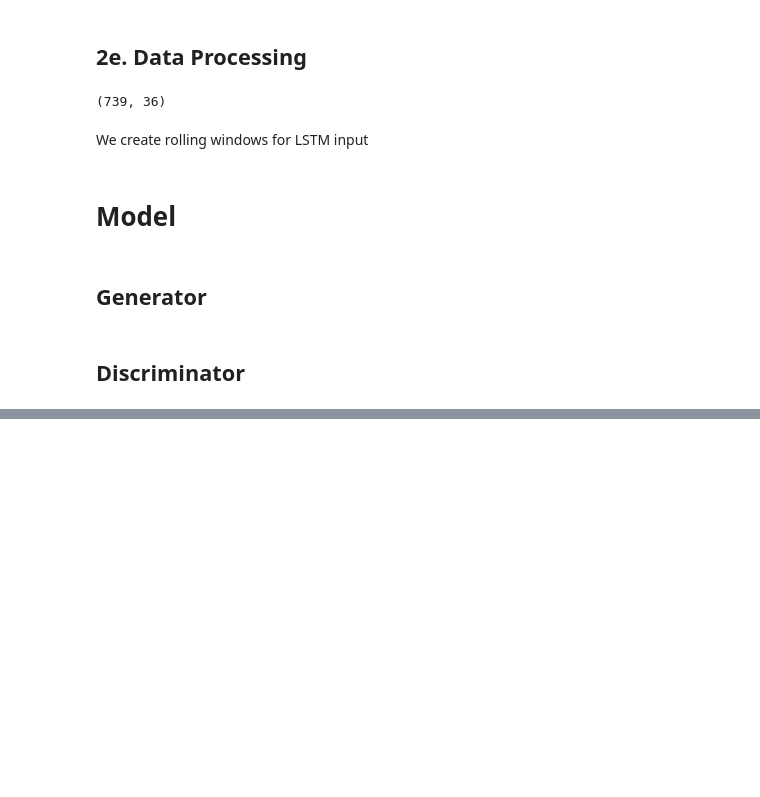
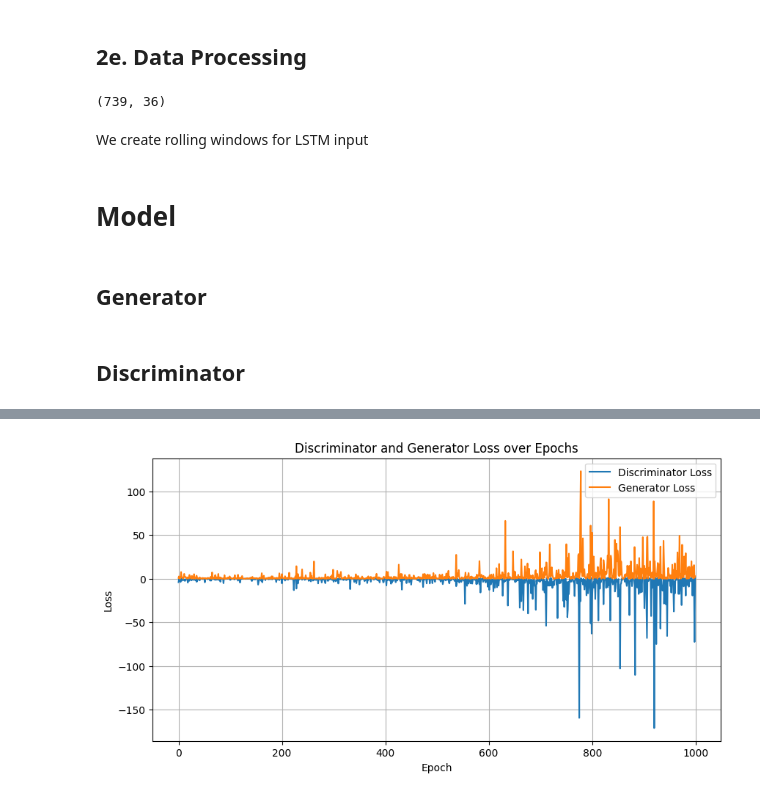
Before and after one commit to anunknownpleasure/Pricing-assets-with-deep-learning, a Jupyter notebook: Asset_pricing.ipynb, the cells around one changed output, grey strips where cells are left out. Saved outputs shown, nothing was run; the diff lists cells and outputs as text; code cells hidden in the pictures; blank space fills up the shorter version.

```diff
--- a/Asset_pricing.ipynb
+++ b/Asset_pricing.ipynb
@@ -112,7 +113,7 @@ long_macro_tickers = {
 
 # --- 2. Define the Time Period
 start_date = '1964-01-01'
-end_date = pd.to_datetime('today').strftime('%Y-%m-%d')
+end_date = '2025-08-31'
 
 # --- 3. Fetch Data from FRED ---
 try:
@@ -397,15 +410,18 @@ def discriminator_loss(f_t, g_t, ff_X, target_Y):
   portfolio_returns = (g_t * target_Y).sum(dim=1)
   pricing_error_of_sample = SDF*portfolio_returns
 
-  loss = - torch.abs(pricing_error_of_sample.mean())
+  loss = -(pricing_error_of_sample.mean()**2)
 
-  return loss
+  weight_penalty = 0.01 * (g_t ** 2).sum(dim=1).mean()
+
+  return loss + weight_penalty
 
 def generator_loss(f_t, g_t, ff_X, target_Y):
   SDF = calculate_SDF(f_t, ff_X)
   portfolio_returns = (g_t * target_Y).sum(dim=1)
   pricing_error_of_sample = SDF*portfolio_returns
 
-  loss = torch.abs(pricing_error_of_sample.mean())
+  loss = pricing_error_of_sample.mean()**2
+  sdf_penalty = 0.01 * (f_t ** 2).mean()
 
-  return loss
+  return loss + sdf_penalty
@@ -416,6 +428,7 @@ len(train_dataset)
 # %%
 # Training loop:
 import torch.optim as optim
+import matplotlib.pyplot as plt
 
 macro_dim = 5
 no_of_assets = 25
@@ -433,7 +446,12 @@ D_learning_rate = 1e-4
 G_learning_rate = 1e-4
 D_optim = optim.Adam(discriminator.parameters(), lr = D_learning_rate)
 G_optim = optim.Adam(generator.parameters(), lr = G_learning_rate)
-epochs = 10
+epochs = 1000 # Increased epochs for plotting within 50th and 100th
+
+# Lists to store losses for plotting per epoch
+d_losses = []
+g_losses = []
+
 
 for epoch in range(epochs):
   D_loss = None # Initialize D_loss for the epoch
@@ -467,9 +485,12 @@ for epoch in range(epochs):
     G_loss.backward()
     G_optim.step()
 
-  # Check if D_loss and G_loss were assigned in the inner loop before printing
+  # Store losses after each epoch
   if D_loss is not None and G_loss is not None:
-    print(f'Epoch [{epoch+1}/{epochs}], Loss D: {D_loss.item():.6f}, Loss G: {G_loss.item():.6f}')
-  else:
-    print(f'Epoch [{epoch+1}/{epochs}]: No batches processed in this epoch.')
+    d_losses.append(D_loss.item())
+    g_losses.append(G_loss.item())
+    if (epoch+1)%50 == 0: # Print every 50 epochs
+      print(f'Epoch [{epoch+1}/{epochs}], Loss D: {D_loss.item():.6f}, Loss G: {G_loss.item():.6f}')
+  #else:
+    #print(f'Epoch [{epoch+1}/{epochs}]: No batches processed in this epoch.')
 # %% [output]
@@ -485,0 +517,13 @@ Epoch [10/10]: No batches processed in this epoch.
+# %%
+# Plotting the losses
+plt.figure(figsize=(10, 5))
+plt.plot(range(epochs), d_losses, label='Discriminator Loss')
+plt.plot(range(epochs), g_losses, label='Generator Loss')
+plt.xlabel('Epoch')
+plt.ylabel('Loss')
+plt.title('Discriminator and Generator Loss over Epochs')
+plt.legend()
+plt.grid(True)
+plt.show()
+# %% [output]
+[figure, added]
```
Also changed, not shown: parts of 10 cells of this notebook.
